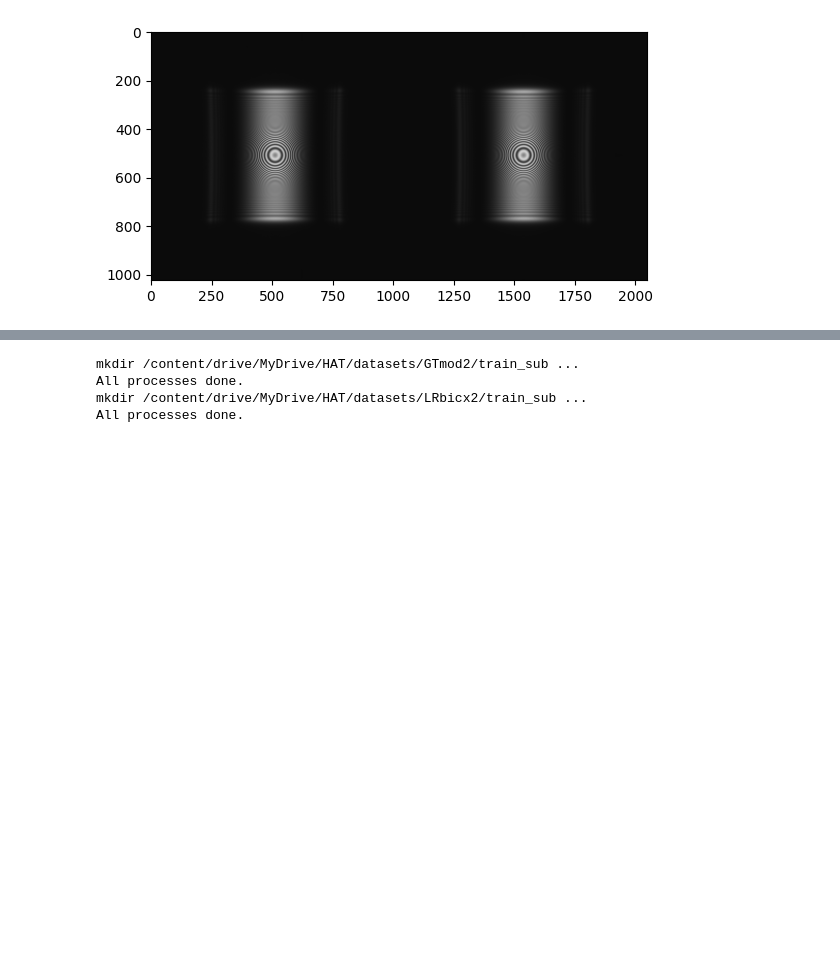
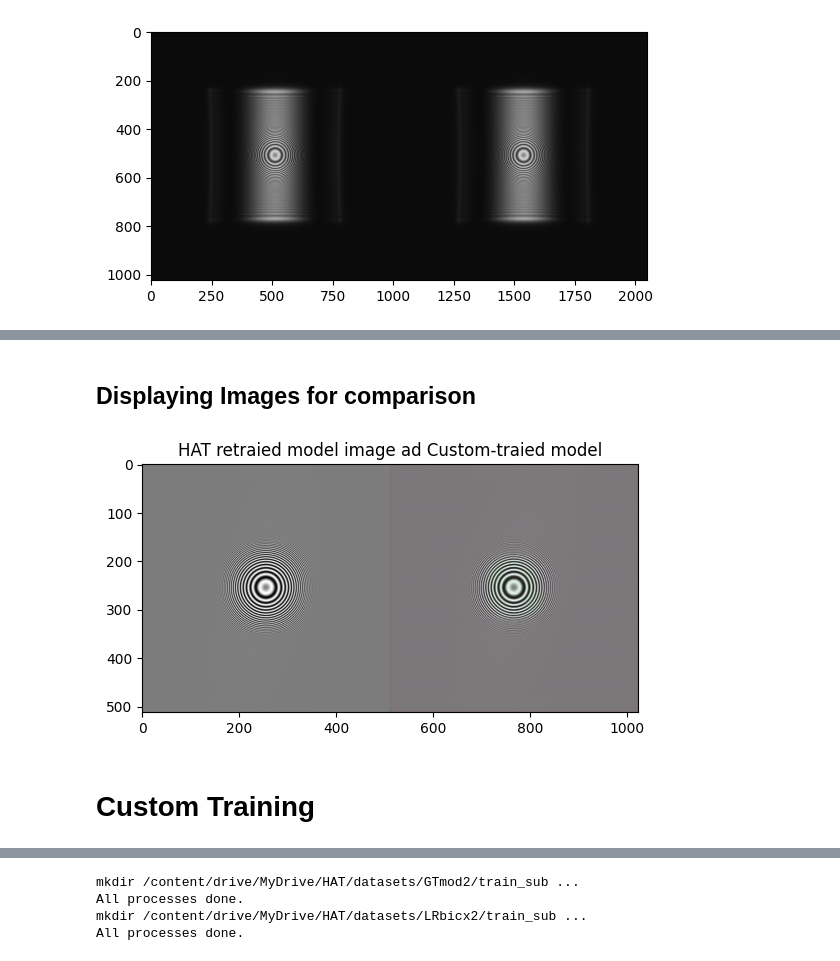
Before and after one commit to irinagetman1973/Super-Resolution, a Jupyter notebook: HAT_(Hybrid_Attention_Transformer).ipynb, the cells around one changed output, grey strips where cells are left out. Drawn from its saved outputs; the diff is of its cells as text; code cells hidden in the pictures; blank space fills up the shorter version.

```diff
--- a/HAT_(Hybrid_Attention_Transformer).ipynb
+++ b/HAT_(Hybrid_Attention_Transformer).ipynb
@@ -212,0 +339,33 @@ tests/test_paired_image_dataset.py # to be modified
+# %% [markdown]
+## Displaying Images for comparison
+# %%
+# Open the first image
+img1 = Image.open("/content/drive/MyDrive/HAT/results/HAT-L_SRx2_ImageNet-pretrain/visualization/Set5/09009small_HAT-L_SRx2_ImageNet-pretrain.png")
+
+# Open the second image
+img2 = Image.open("/content/drive/MyDrive/HAT/results/HAT-L_SRx2_ImageNet-pretrain_archived_20230512_042350/visualization/Set5/09009small_HAT-L_SRx2_ImageNet-pretrain.png")
+
+# Get the dimensions of the images
+width1, height1 = img1.size
+width2, height2 = img2.size
+
+# Create a new image with double the width of the original images
+new_img = Image.new('RGB', (width1 + width2, max(height1, height2)))
+
+# Paste the first image onto the left half of the new image
+new_img.paste(img1, (0, 0))
+
+# Paste the second image onto the right half of the new image
+new_img.paste(img2, (width1, 0))
+
+# Convert the PIL image to a numpy array
+new_img_arr = np.array(new_img)
+
+# Display the new image using matplotlib
+plt.title('HAT retraied model image | Custom-traied model')
+plt.imshow(new_img_arr)
+plt.show()
+# %% [output]
+[figure, added]
+# %% [markdown]
+# Custom Training
```
Also changed, not shown: parts of 28 cells of this notebook.
